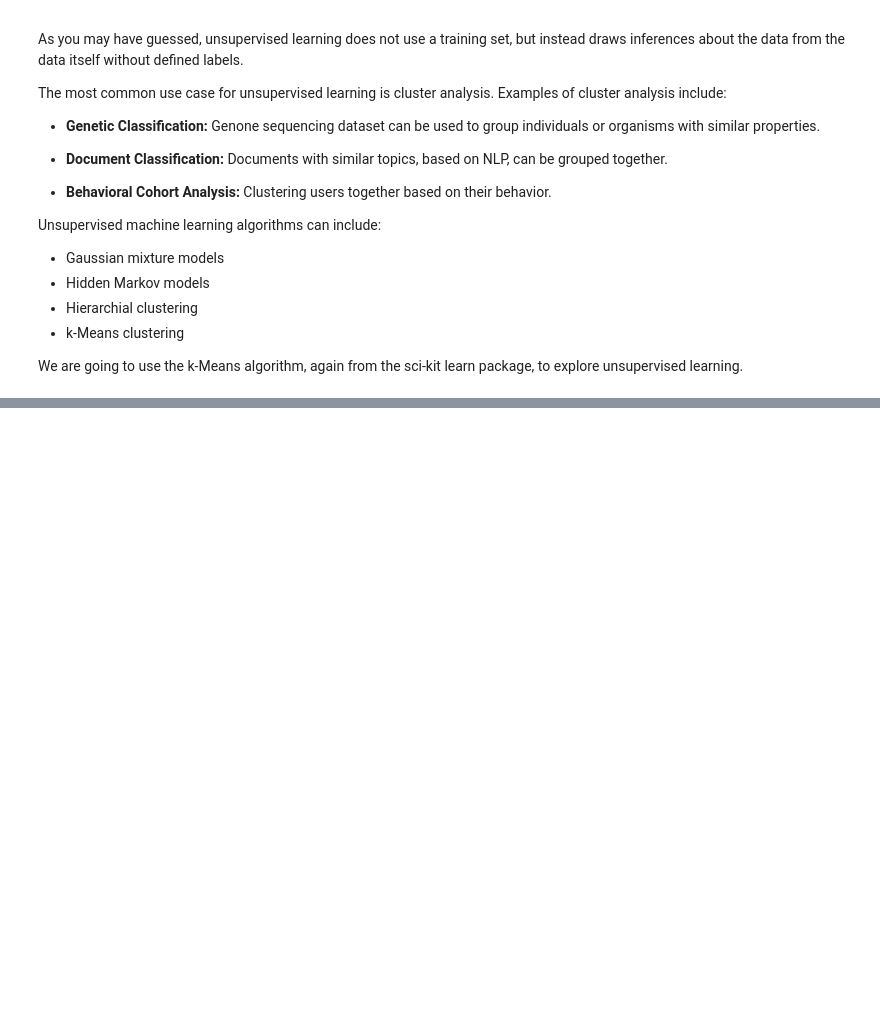
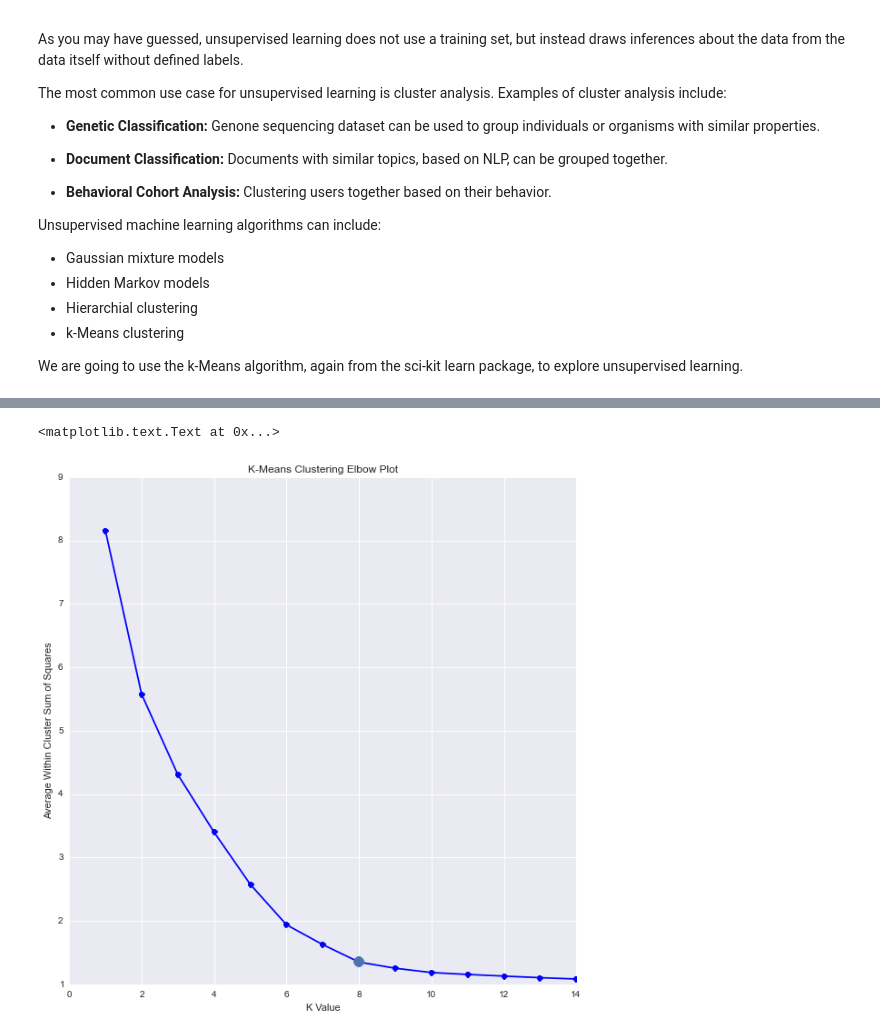
Before and after one commit to azbones/big_data, a Jupyter notebook: week_5/Week 5- Machine Learning.ipynb, the cells around one changed output, grey strips where cells are left out. Cells and saved outputs as stored; diff of their text form; code cells hidden in the pictures; blank space fills up the shorter version.

```diff
--- a/week_5/Week 5- Machine Learning.ipynb
+++ b/week_5/Week 5- Machine Learning.ipynb
@@ -275,0 +393,35 @@ We are going to use the k-Means algorithm, again from the sci-kit learn package,
+# %%
+from scipy.spatial.distance import cdist
+import numpy as np
+
+K = range(1,15)
+X = kmeans_df.ix[:,:-1].values
+
+# Run k-means for all K values to generate cluster centers
+centroids = []
+for k in K:
+    k_means = KMeans(n_clusters=k, init='k-means++', n_init=100)
+    k_means.fit(kmeans_df.ix[:,:-1])
+    centroids.append(k_means.cluster_centers_)
+
+# Calculate distances to all centroids for all K
+D_k = [cdist(X, cent, 'euclidean') for cent in centroids]
+
+# Determine min distance per K
+dist = [np.min(D,axis=1) for D in D_k]
+
+# Computer average min distance
+avgWithinSS = [sum(d)/X.shape[0] for d in dist]
+# %%
+kink = 8-1
+
+fig = plt.figure('Elbow Plot')
+ax = fig.add_subplot(111)
+ax.plot(K, avgWithinSS, 'bo-')
+ax.plot(K[kink], avgWithinSS[kink], marker='o', markersize=12, c='r')
+plt.xlabel('K Value')
+plt.ylabel('Average Within Cluster Sum of Squares')
+plt.title('K-Means Clustering Elbow Plot')
+# %% [output]
+<matplotlib.text.Text at 0x...>
+[figure, added]
```
Also changed, not shown: parts of 22 cells of this notebook, 1 other file.
